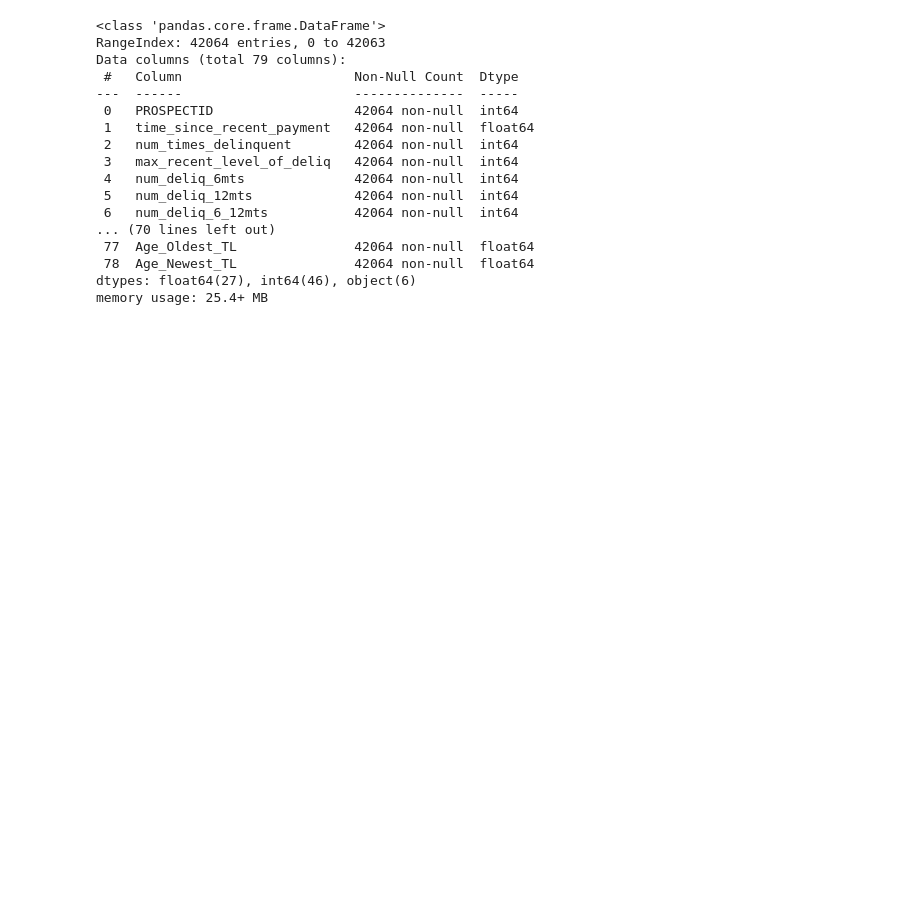
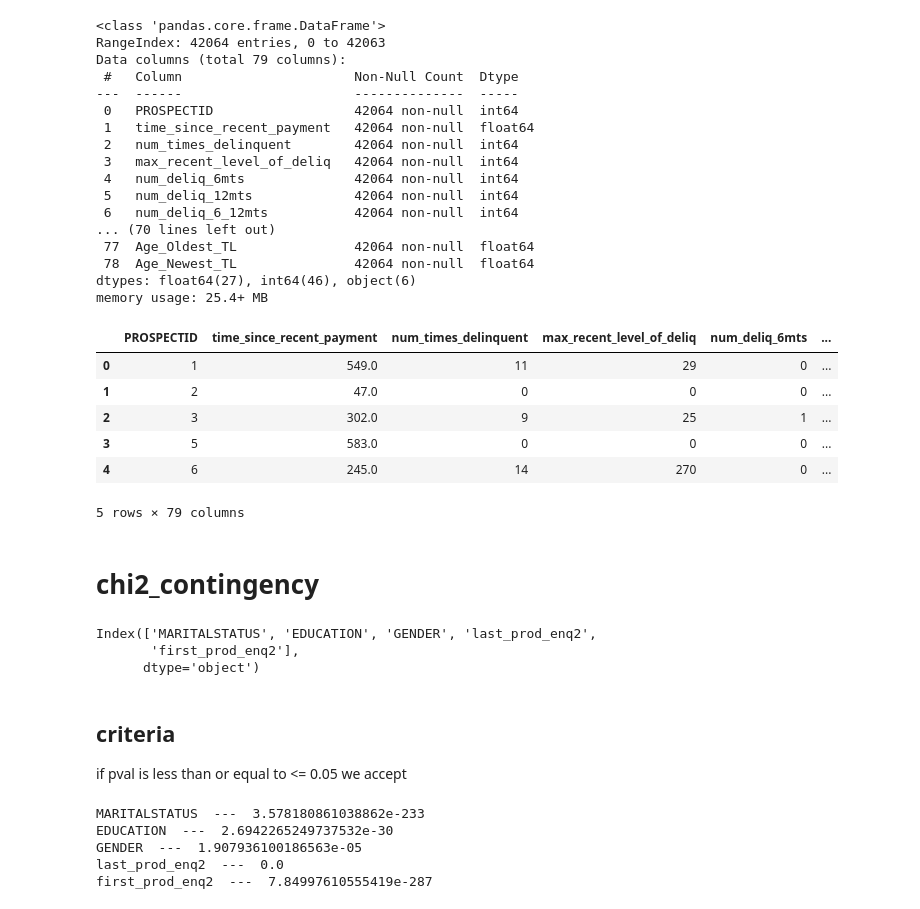
Before and after one commit to kunal15cr/Credit-Risk-Modeling-using-Machine-Learning, a Jupyter notebook: notebooks/clean_data.ipynb, the cells around one changed output. Drawn from its saved outputs; the diff is of its cells as text; code cells hidden in the pictures; blank space fills up the shorter version.

```diff
--- a/notebooks/clean_data.ipynb
+++ b/notebooks/clean_data.ipynb
@@ -141,3 +142,15 @@ Data columns (total 79 columns):
  78  Age_Newest_TL               42064 non-null  float64
 dtypes: float64(27), int64(46), object(6)
 memory usage: 25.4+ MB
+# %%
+df.head()
+# %% [output]
+|  | PROSPECTID | time_since_recent_payment | num_times_delinquent | max_recent_level_of_deliq | num_deliq_6mts | ... |
+| 0 | 1 | 549.0 | 11 | 29 | 0 | ... |
+| 1 | 2 | 47.0 | 0 | 0 | 0 | ... |
+| 2 | 3 | 302.0 | 9 | 25 | 1 | ... |
+| 3 | 5 | 583.0 | 0 | 0 | 0 | ... |
+| 4 | 6 | 245.0 | 14 | 270 | 0 | ... |
+5 rows × 79 columns
+# %% [markdown]
+# chi2_contingency
@@ -143,0 +161,20 @@ memory usage: 25.4+ MB
+# %%
+categorical_columns
+# %% [output]
+Index(['MARITALSTATUS', 'EDUCATION', 'GENDER', 'last_prod_enq2',
+       'first_prod_enq2'],
+      dtype='object')
+# %% [markdown]
+## criteria
+
+if pval is less than or equal to <= 0.05 we accept
+# %%
+for i in categorical_columns:
+    chai,pval,_,_ = chi2_contingency(pd.crosstab(df[i],df['Approved_Flag']))
+    print(i ," --- ",pval )
+# %% [output]
+MARITALSTATUS  ---  3.578180861038862e-233
+EDUCATION  ---  2.6942265249737532e-30
+GENDER  ---  1.907936100186563e-05
+last_prod_enq2  ---  0.0
+first_prod_enq2  ---  7.84997610555419e-287
```
Also changed, not shown: parts of 40 cells of this notebook.
